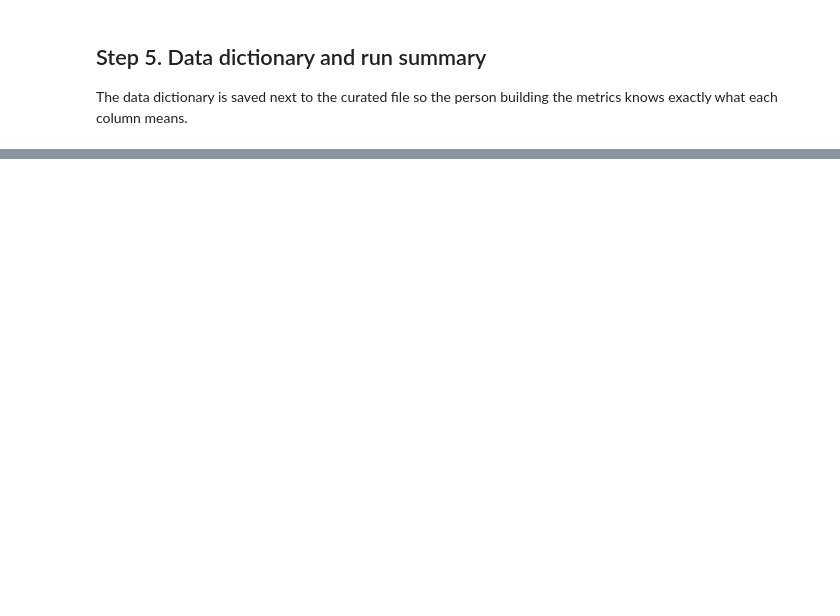
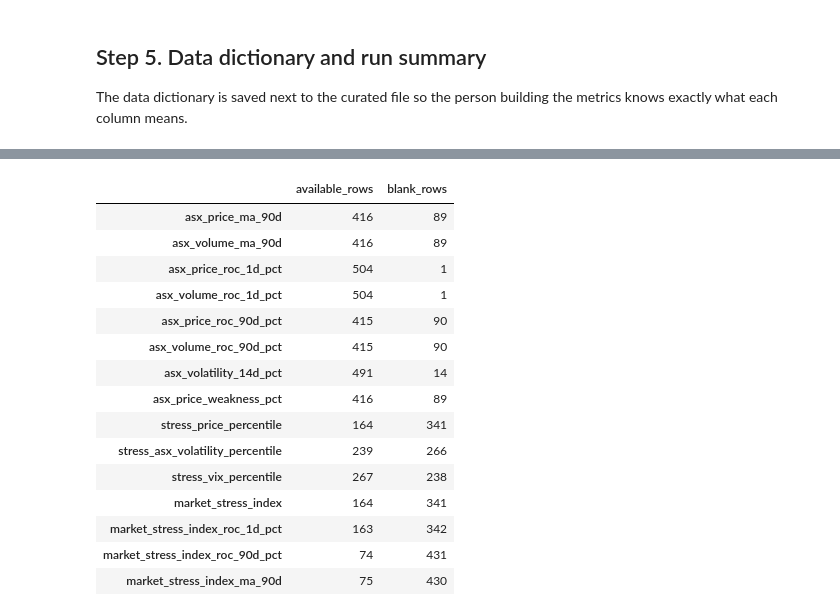
Before and after one commit to npincini/BUSA3022, a Jupyter notebook: BUSA3022_Data_Pipeline_(S&P_ASX_200_+_VIX).ipynb, the cells around one changed output, grey strips where cells are left out. Cells and saved outputs as stored; diff of their text form; code cells hidden in the pictures; blank space fills up the shorter version.

```diff
--- a/BUSA3022_Data_Pipeline_(S&P_ASX_200_+_VIX).ipynb
+++ b/BUSA3022_Data_Pipeline_(S&P_ASX_200_+_VIX).ipynb
@@ -801,0 +1078,12 @@ Colab's disk is wiped when the runtime resets, so files need to be downloaded. T
+# %%
+# STEP 9. CALCULATE 14-TRADING-DAY VOLATILITY.
+# Daily returns are already expressed as percentages; do not multiply by 100 again.
+# No annualisation multiplier is applied.
+metrics["asx_volatility_14d_pct"] = (
+    metrics["asx_price_roc_1d_pct"]
+    .rolling(VOLATILITY_DAYS, min_periods=VOLATILITY_DAYS)
+    .std(ddof=1)
+)
+log_event("metrics_calculate", "INFO", "VOLATILITY_CALCULATED",
+          f"Sample SD of {VOLATILITY_DAYS} daily percentage returns; not annualised", count=len(metrics))
+metrics[["date", "close", "asx_price_roc_1d_pct", "asx_volatility_14d_pct"]].tail(8)
@@ -801,0 +1233,47 @@ Colab's disk is wiped when the runtime resets, so files need to be downloaded. T
+# %%
+# STEP 11. CHECK THE METRICS BEFORE SAVING.
+CALCULATED_COLUMNS = [
+    "asx_price_ma_90d", "asx_volume_ma_90d",
+    "asx_price_roc_1d_pct", "asx_volume_roc_1d_pct",
+    "asx_price_roc_90d_pct", "asx_volume_roc_90d_pct",
+    "asx_volatility_14d_pct",
+] + STRESS_NUMERIC_COLUMNS
+# ---- Collect every problem first, then stop if there are any ----
+problems = []
+if not metrics[part2_input.columns].equals(part2_input):
+    problems.append("Original input values, dates, order or row count changed")
+for column in CALCULATED_COLUMNS:
+    if not np.isfinite(metrics[column].dropna()).all():
+        problems.append(f"Non-finite calculated result in {column}")
+for column in ["asx_price_ma_90d", "asx_volume_ma_90d", "asx_volatility_14d_pct"]:
+    if (metrics[column].dropna() < 0).any():
+        problems.append(f"Negative average or volatility in {column}")
+for column in STRESS_COMPONENT_COLUMNS + ["market_stress_index", "market_stress_index_ma_90d"]:
+    values = metrics[column].dropna()
+    if ((values < -1e-9) | (values > 100 + 1e-9)).any():
+        problems.append(f"Score outside 0–100 in {column}")
+complete = metrics[STRESS_COMPONENT_COLUMNS].notna().all(axis=1)
+if not metrics["market_stress_index"].notna().equals(complete):
+    problems.append("Stress index availability does not match component availability")
+expected_score = (STRESS_WEIGHTS["P"] * metrics["stress_price_percentile"]
+                  + STRESS_WEIGHTS["A"] * metrics["stress_asx_volatility_percentile"]
+                  + STRESS_WEIGHTS["V"] * metrics["stress_vix_percentile"])
+if not np.allclose(metrics.loc[complete, "market_stress_index"], expected_score.loc[complete]):
+    problems.append("Stress index does not match configured weights")
+if problems:
+    for problem in problems:
+        log_event("metrics_check", "CRITICAL", "METRIC_CHECK_FAILED", problem)
+    raise PipelineError("; ".join(problems))
+
+# ---- All checks passed: log it and show how many rows have values ----
+log_event("metrics_check", "INFO", "METRIC_CHECKS_PASSED",
+          "Original columns preserved; calculated values finite and valid", count=len(metrics))
+coverage = pd.DataFrame({
+    "available_rows": metrics[CALCULATED_COLUMNS].notna().sum(),
+    "blank_rows": metrics[CALCULATED_COLUMNS].isna().sum(),
+})
+display(coverage)
+for column in CALCULATED_COLUMNS:
+    if metrics[column].notna().sum() == 0:
+        log_event("metrics_check", "WARNING", "NO_CALCULATED_VALUES", column)
+# %% [output]
@@ -801,0 +1281,16 @@ Colab's disk is wiped when the runtime resets, so files need to be downloaded. T
+|  | available_rows | blank_rows |
+| asx_price_ma_90d | 416 | 89 |
+| asx_volume_ma_90d | 416 | 89 |
+| asx_price_roc_1d_pct | 504 | 1 |
+| asx_volume_roc_1d_pct | 504 | 1 |
+| asx_price_roc_90d_pct | 415 | 90 |
+| asx_volume_roc_90d_pct | 415 | 90 |
+| asx_volatility_14d_pct | 491 | 14 |
+| asx_price_weakness_pct | 416 | 89 |
+| stress_price_percentile | 164 | 341 |
+| stress_asx_volatility_percentile | 239 | 266 |
+| stress_vix_percentile | 267 | 238 |
+| market_stress_index | 164 | 341 |
+| market_stress_index_roc_1d_pct | 163 | 342 |
+| market_stress_index_roc_90d_pct | 74 | 431 |
+| market_stress_index_ma_90d | 75 | 430 |
```
Also changed, not shown: parts of 27 cells of this notebook.
